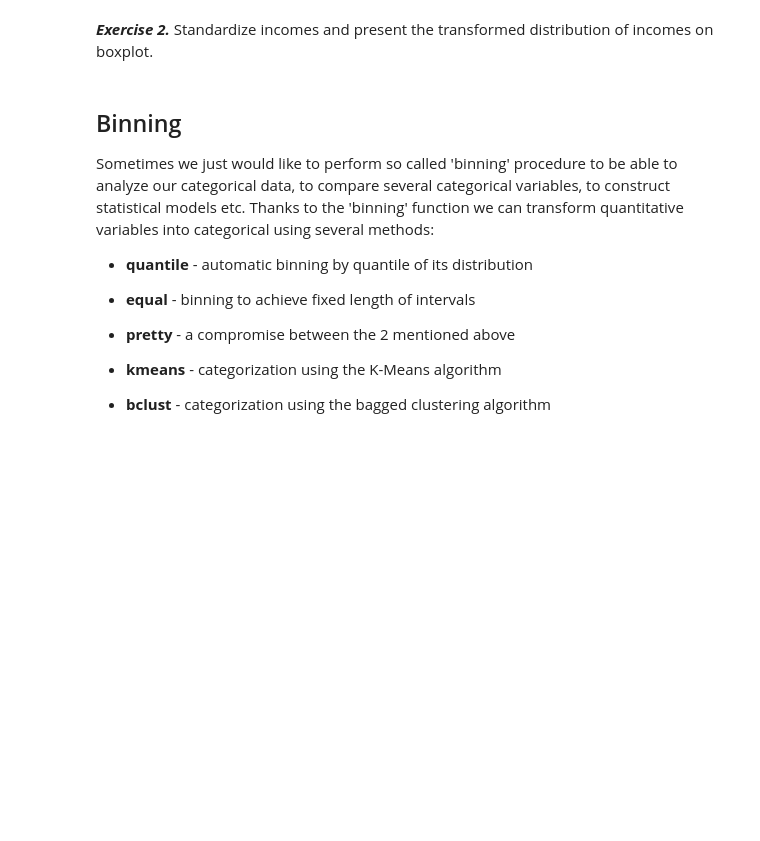
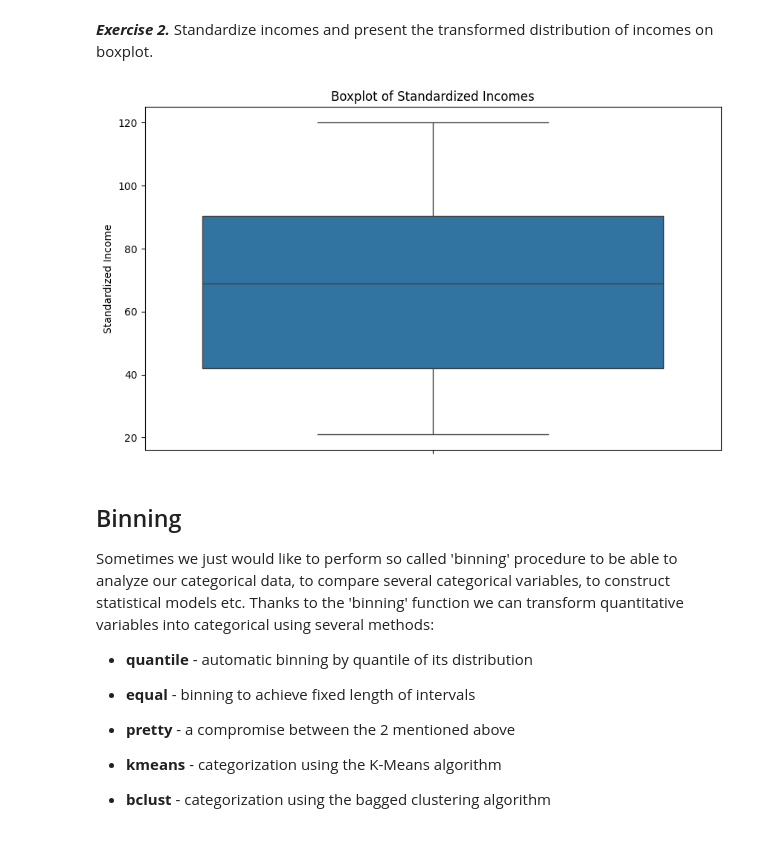
Before and after one commit to OskarPutz/DS, a Jupyter notebook: Exercise 4.ipynb, the cells around one changed output. Cells and saved outputs as stored; diff of their text form; code cells hidden in the pictures; blank space fills up the shorter version.

```diff
--- a/Exercise 4.ipynb
+++ b/Exercise 4.ipynb
@@ -466,3 +478,13 @@ In order to solve problems with very skewed distributions we can also use severa
+# %%
+# your code goes here
+
+plt.figure(figsize=(10, 6))
+sns.boxplot(carseats['Income'].dropna())
+plt.title('Boxplot of Standardized Incomes')
+plt.ylabel('Standardized Income')
+plt.show()
+# %% [output]
+[figure, added]
 # %% [markdown]
 ## Binning
 
```
Also changed, not shown: parts of 6 cells of this notebook.
